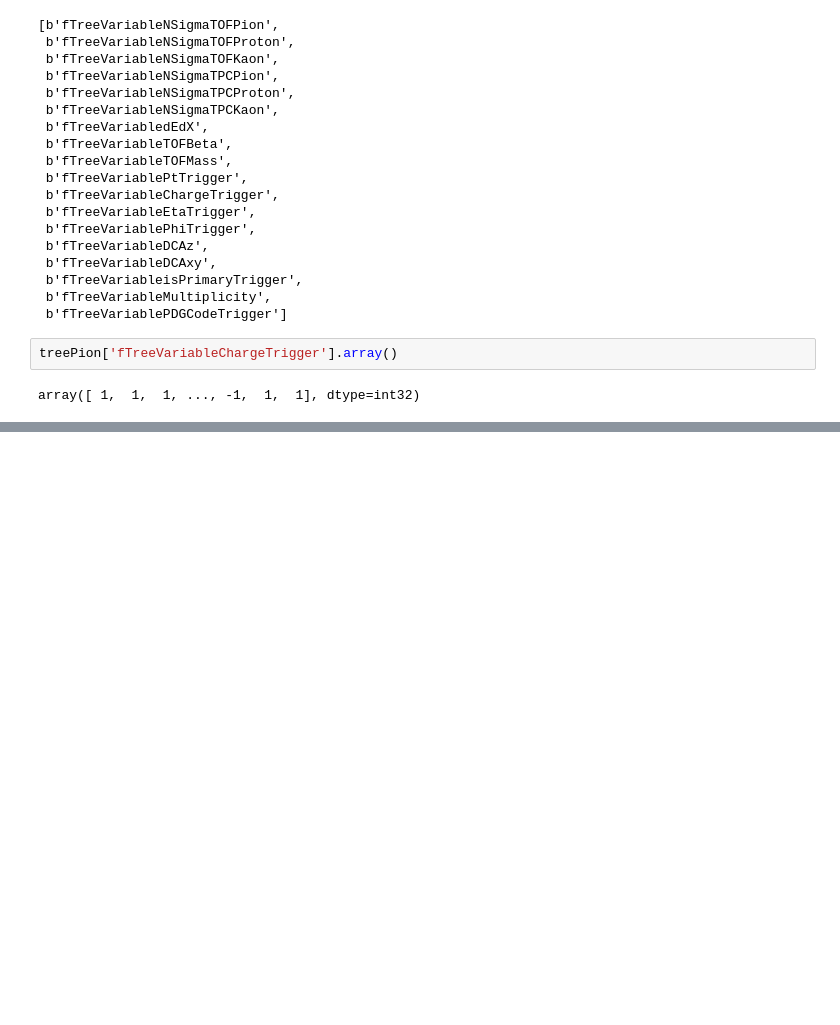
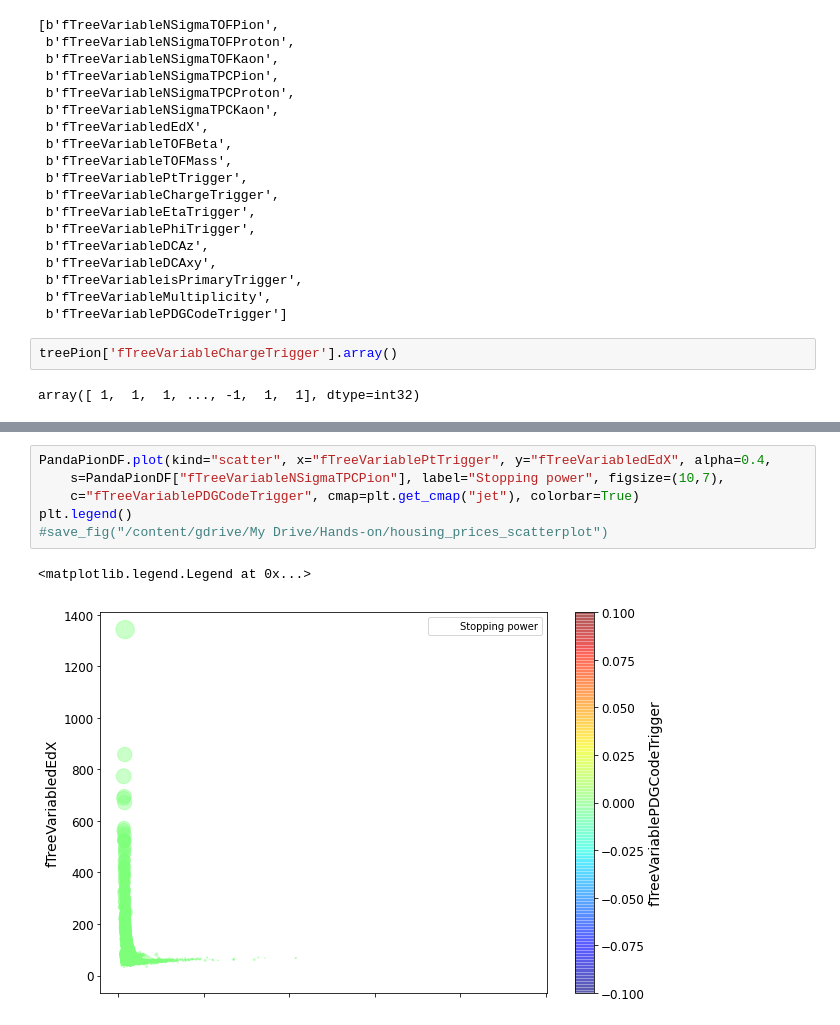
Before and after one commit to ChiaraDeMartin95/ciao, a Jupyter notebook: PionIDwithML.ipynb, the cells around one changed output, grey strips where cells are left out. Cells and saved outputs as stored; diff of their text form; blank space fills up the shorter version.

```diff
--- a/PionIDwithML.ipynb
+++ b/PionIDwithML.ipynb
@@ -141,0 +197,9 @@ treePion.pandas.df(["fTreeVariableNSigmaTOF*", "fTreeVariableNSigmaTPC*", "fTree
+# %%
+PandaPionDF.plot(kind="scatter", x="fTreeVariablePtTrigger", y="fTreeVariabledEdX", alpha=0.4,
+    s=PandaPionDF["fTreeVariableNSigmaTPCPion"], label="Stopping power", figsize=(10,7),
+    c="fTreeVariablePDGCodeTrigger", cmap=plt.get_cmap("jet"), colorbar=True)
+plt.legend()
+#save_fig("/content/gdrive/My Drive/Hands-on/housing_prices_scatterplot")
+# %% [output]
+<matplotlib.legend.Legend at 0x...>
+[figure, added]
```
Also changed, not shown: parts of 11 cells of this notebook.
